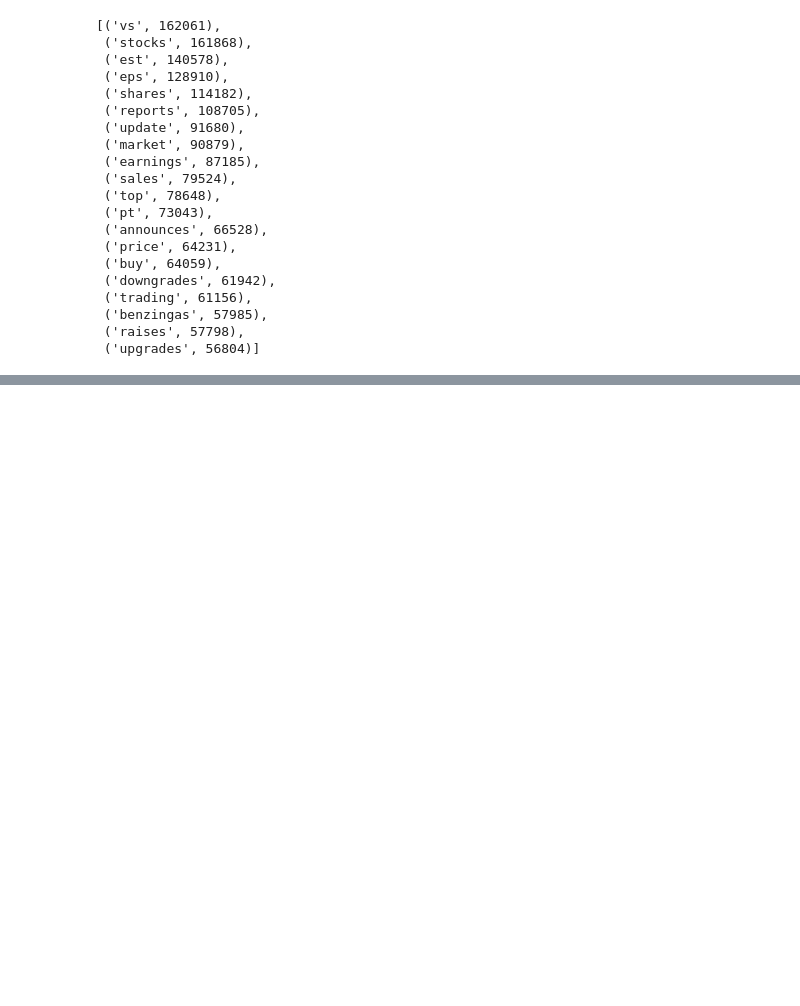
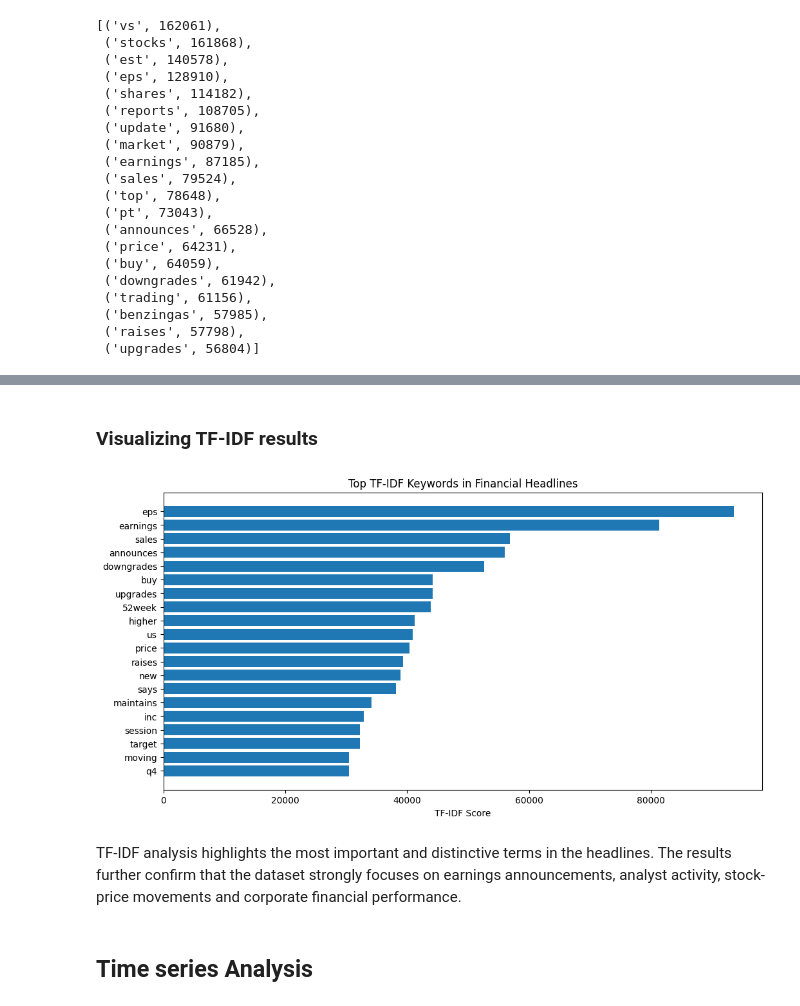
Before and after one commit to Megdelawit365/news-sentiment-analysis, a Jupyter notebook: notebooks/eda.ipynb, the cells around one changed output, grey strips where cells are left out. Saved outputs shown, nothing was run; the diff lists cells and outputs as text; code cells hidden in the pictures; blank space fills up the shorter version.

```diff
--- a/notebooks/eda.ipynb
+++ b/notebooks/eda.ipynb
@@ -248,0 +349,21 @@ word_counts
+# %%
+from sklearn.feature_extraction.text import TfidfVectorizer
+tfidf = TfidfVectorizer(
+    stop_words=list(all_stopwords),
+    max_features=20
+)
+tfidf_matrix = tfidf.fit_transform(
+    df_news["clean_headline"]
+)
+tfidf_scores = zip(
+    tfidf.get_feature_names_out(),
+    tfidf_matrix.sum(axis=0).tolist()[0]
+)
+
+sorted_tfidf = sorted(
+    tfidf_scores,
+    key=lambda x: x[1],
+    reverse=True
+)
+
+sorted_tfidf
@@ -248,0 +391,22 @@ word_counts
+# %% [markdown]
+### Visualizing TF-IDF results
+# %%
+terms = [x[0] for x in sorted_tfidf]
+scores = [x[1] for x in sorted_tfidf]
+
+plt.figure(figsize=(12,6))
+
+plt.barh(terms, scores)
+
+plt.title("Top TF-IDF Keywords in Financial Headlines")
+plt.xlabel("TF-IDF Score")
+
+plt.gca().invert_yaxis()
+
+plt.show()
+# %% [output]
+[figure, added]
+# %% [markdown]
+TF-IDF analysis highlights the most important and distinctive terms in the headlines. The results further confirm that the dataset strongly focuses on earnings announcements, analyst activity, stock-price movements and corporate financial performance.
+# %% [markdown]
+## Time series Analysis
```
Also changed, not shown: parts of 12 cells of this notebook.
